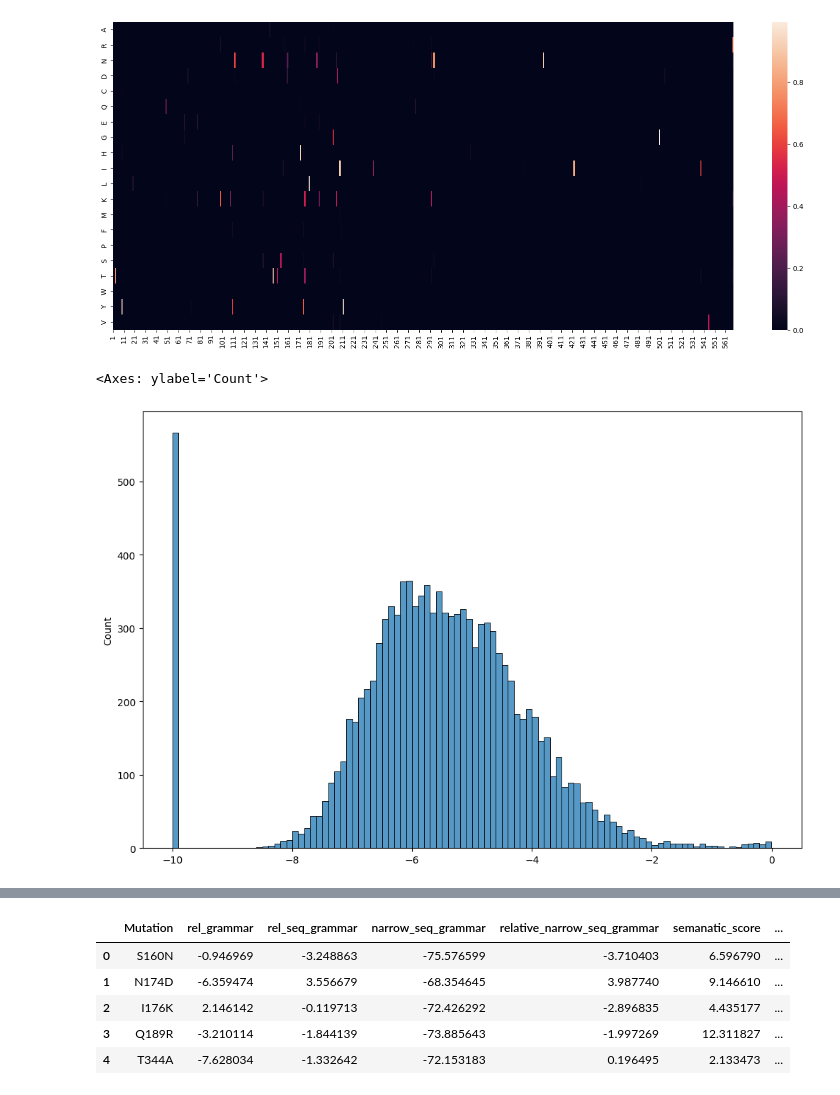
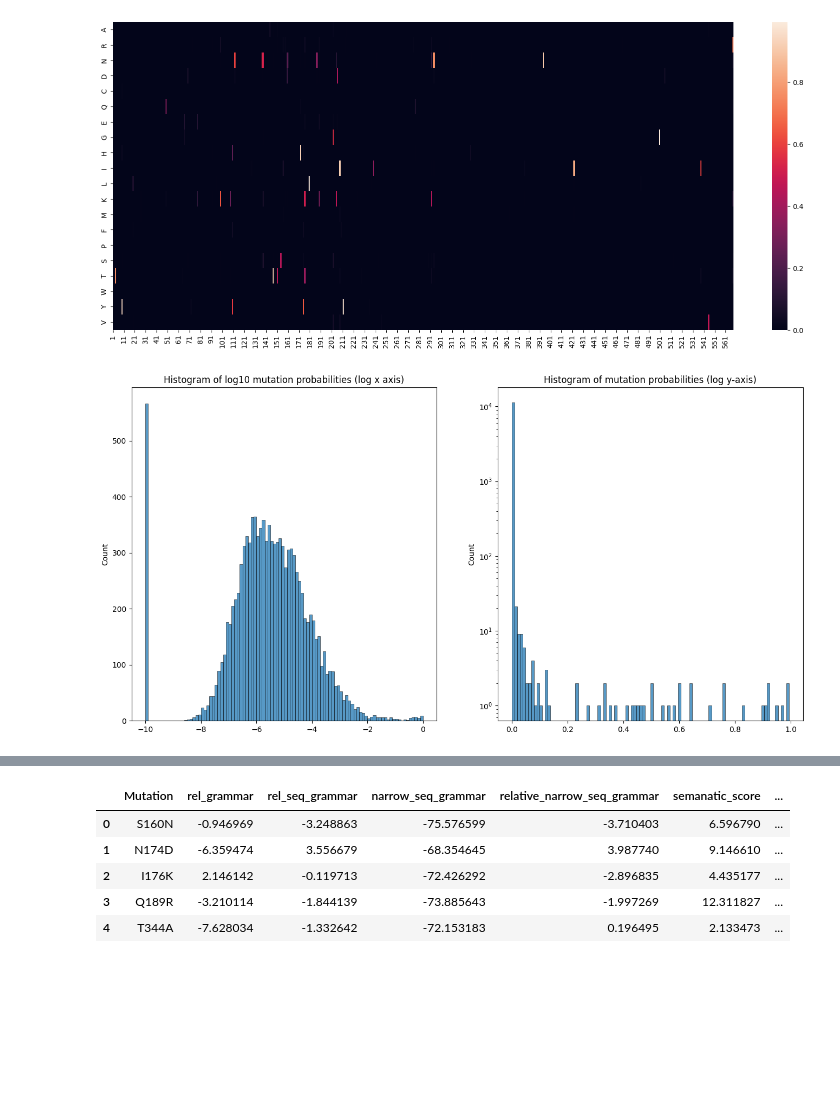
Before and after one commit to omaclean/PLM_SARS-CoV-2, a Jupyter notebook: Notebooks/OM_influenza/Epistasis_hugging_face.ipynb, the cells around one changed output, grey strips where cells are left out. Drawn from its saved outputs; the diff is of its cells as text; code cells hidden in the pictures; blank space fills up the shorter version.

```diff
--- a/Notebooks/OM_influenza/Epistasis_hugging_face.ipynb
+++ b/Notebooks/OM_influenza/Epistasis_hugging_face.ipynb
@@ -461,13 +450,19 @@ plt.xticks(ticks=np.arange(0, len(positions), 10), labels=np.array(positions)[::
   Text(560, 0, '561')])
 [figure]
 # %%
-# seaborn histogram of mutation_prob_flat
-plt.figure(figsize=(12, 8))
+# seaborn histogram of mutation_prob_flat panel side by side
+
+plt.figure(figsize=(16, 8))
+plt.subplot(1, 2, 1)
 # log x axis before plotting
 mutation_prob_matrix_log=np.log10(mutation_prob_matrix + 1e-10)  # add small constant to avoid log(0)
+plt.title("Histogram of log10 mutation probabilities (log x axis)")
 sns.histplot(mutation_prob_matrix_log.flatten(), bins=100)
+#plot again with log y axis
 #log yaxis log x axis
-#plt.yscale('log')
+plt.subplot(1, 2, 2)
+plt.title("Histogram of mutation probabilities (log y-axis)")
+sns.histplot(mutation_prob_matrix.flatten(), bins=100)
+plt.yscale('log')
 # %% [output]
-<Axes: ylabel='Count'>
-[figure, old version]
+[figure, new version]
```
Also changed, not shown: parts of 6 cells of this notebook, 3 other files.
